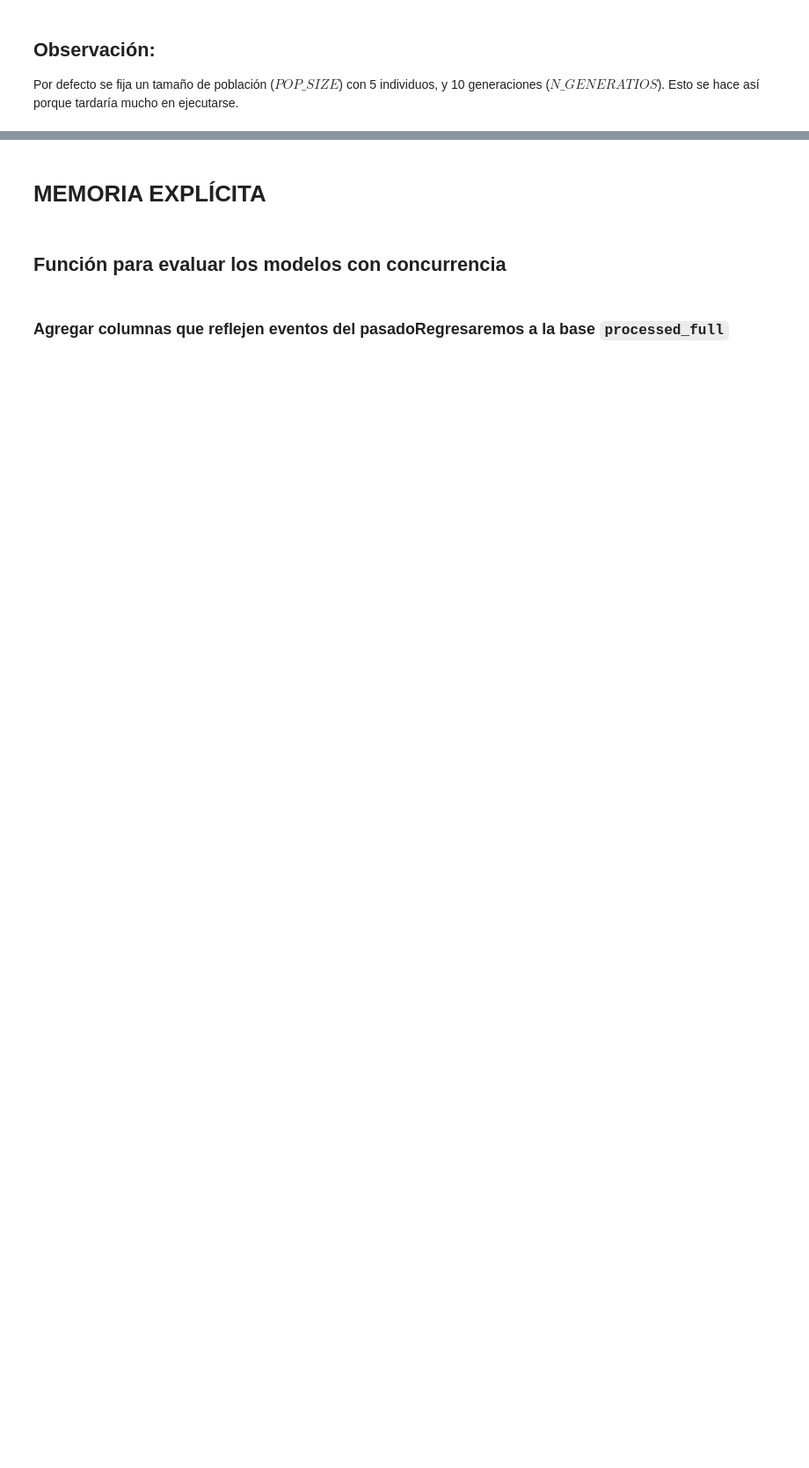
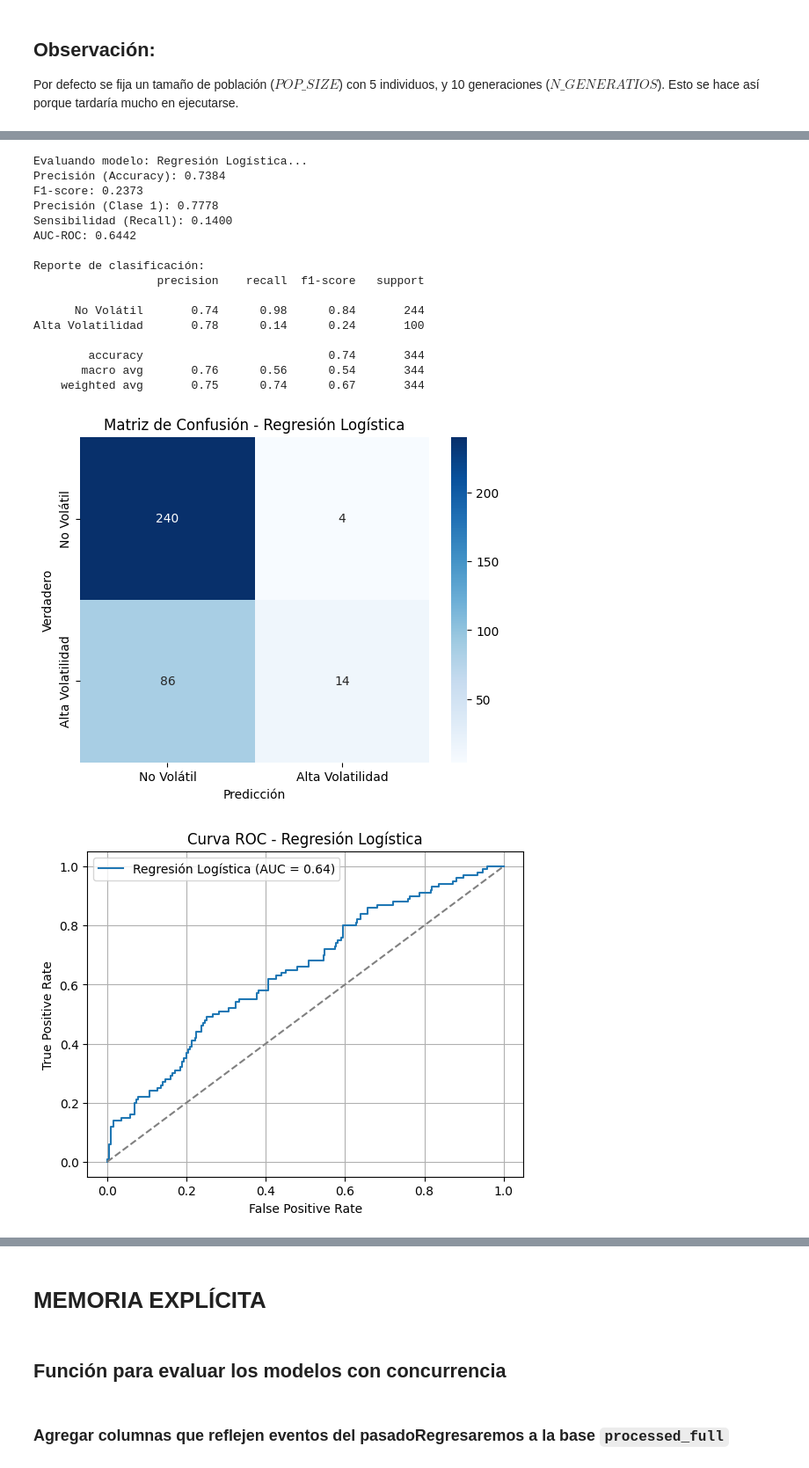
Before and after one commit to DanielRM23/Aprendizaje-Automatizado, a Jupyter notebook: ProyectoFinal /Proyecto_ML_Final.ipynb, the cells around one changed output, grey strips where cells are left out. Shown at 88% size. Cells and saved outputs as stored; diff of their text form; code cells hidden in the pictures; blank space fills up the shorter version.

```diff
--- a/ProyectoFinal /Proyecto_ML_Final.ipynb
+++ b/ProyectoFinal /Proyecto_ML_Final.ipynb
@@ -899,0 +1010,27 @@ Estas columnas abarcan:
+# %%
+# Regresión Logística
+resultados_logistica_clasico = evaluar_modelo_clasico(LogisticRegression(max_iter=500),
+                                                  "Regresión Logística",
+                                                  X_train_scaled,
+                                                  y_train,
+                                                  X_test_scaled,
+                                                  y_test)
+# %% [output]
+Evaluando modelo: Regresión Logística...
+Precisión (Accuracy): 0.7384
+F1-score: 0.2373
+Precisión (Clase 1): 0.7778
+Sensibilidad (Recall): 0.1400
+AUC-ROC: 0.6442
+
+Reporte de clasificación:
+                  precision    recall  f1-score   support
+
+      No Volátil       0.74      0.98      0.84       244
+Alta Volatilidad       0.78      0.14      0.24       100
+
+        accuracy                           0.74       344
+       macro avg       0.76      0.56      0.54       344
+    weighted avg       0.75      0.74      0.67       344
+[figure, added]
+[figure, added]
```
Also changed, not shown: parts of 32 cells of this notebook.
